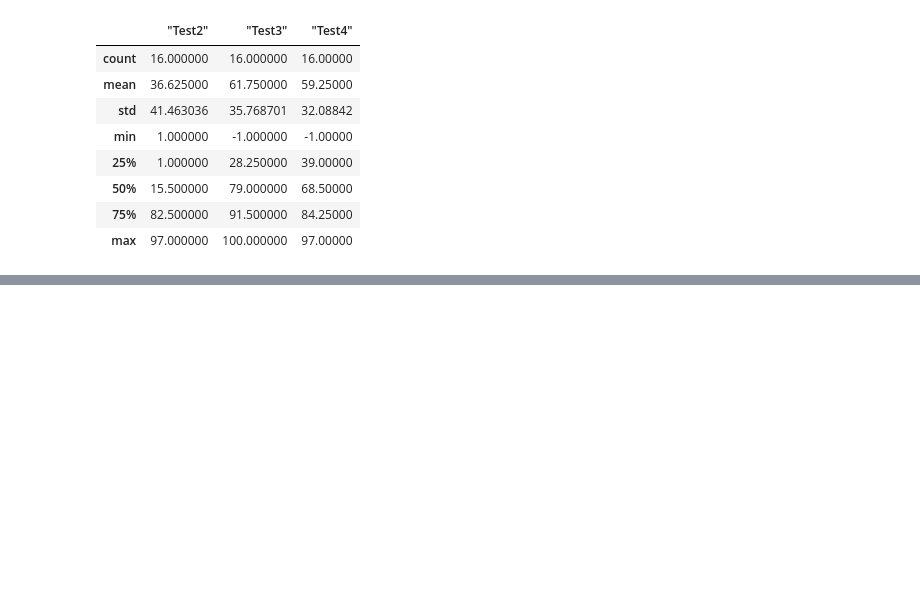
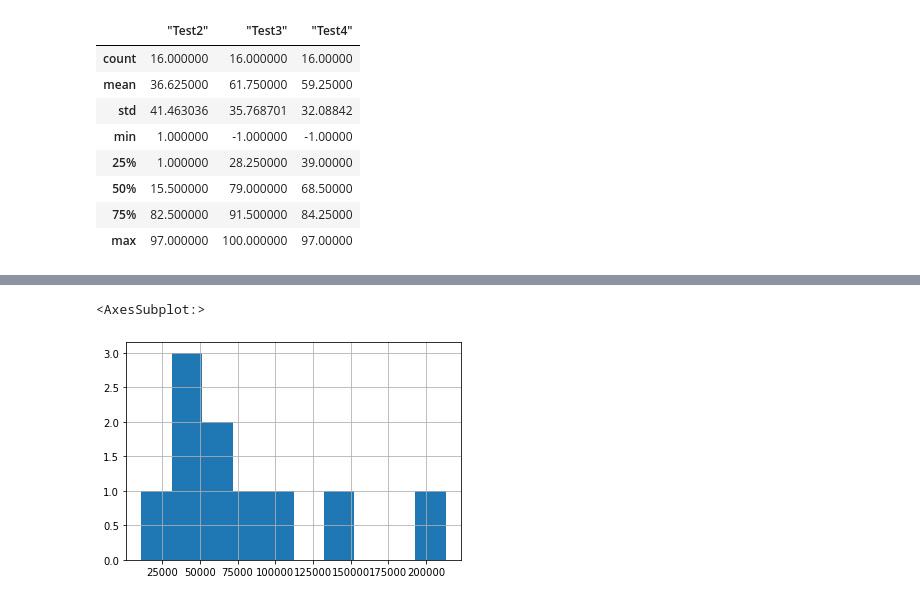
Before and after one commit to 0enzi/Notebooks, a Jupyter notebook: intro-to-pandas.ipynb, the cells around one changed output, grey strips where cells are left out. Cells and saved outputs as stored; diff of their text form; code cells hidden in the pictures; blank space fills up the shorter version.

```diff
--- a/intro-to-pandas.ipynb
+++ b/intro-to-pandas.ipynb
@@ -119,0 +241,5 @@ student_grades.describe()
+# %%
+car_sales["Odometer (KM)"].hist()
+# %% [output]
+<AxesSubplot:>
+[figure, added]
```
Also changed, not shown: parts of 23 cells of this notebook.
